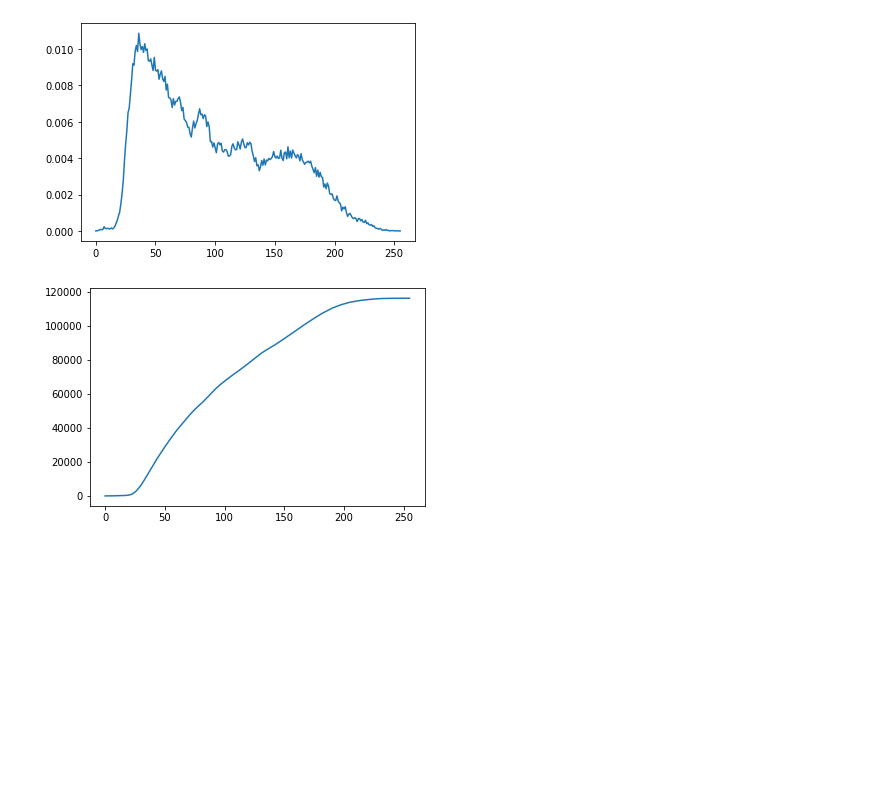
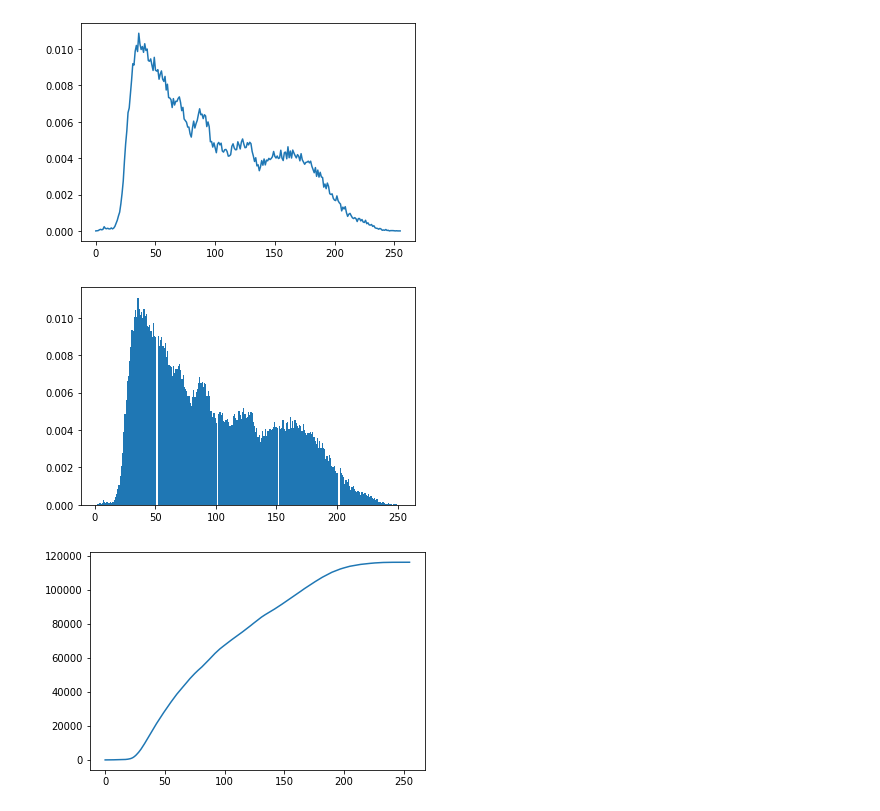
Before and after one commit to neduchal/USVP, a Jupyter notebook: cviceni/cv01.ipynb, the cells around one changed output. Saved outputs shown, nothing was run; the diff lists cells and outputs as text; code cells hidden in the pictures; blank space fills up the shorter version.

```diff
--- a/cviceni/cv01.ipynb
+++ b/cviceni/cv01.ipynb
@@ -107,4 +109,9 @@ plt.plot(h/(img.shape[0]*img.shape[1]))
 plt.show()
 # %% [output]
 [figure]
+# %%
+# Compute relative histogram using matplotlib
+r2 = plt.hist(img.ravel(),density=True, bins=256)
+# %% [output]
+[figure, added]
 # %%
```
Also changed, not shown: parts of 10 cells of this notebook.
